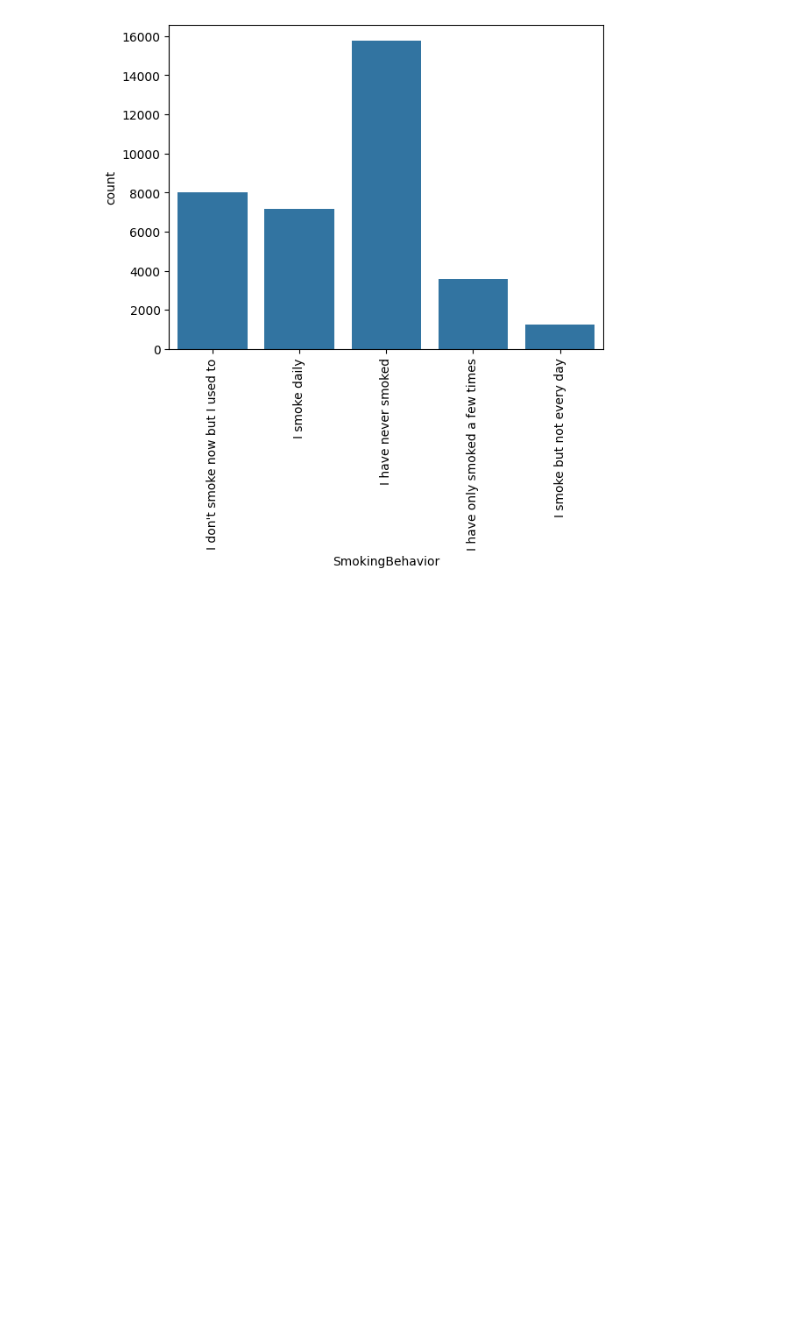
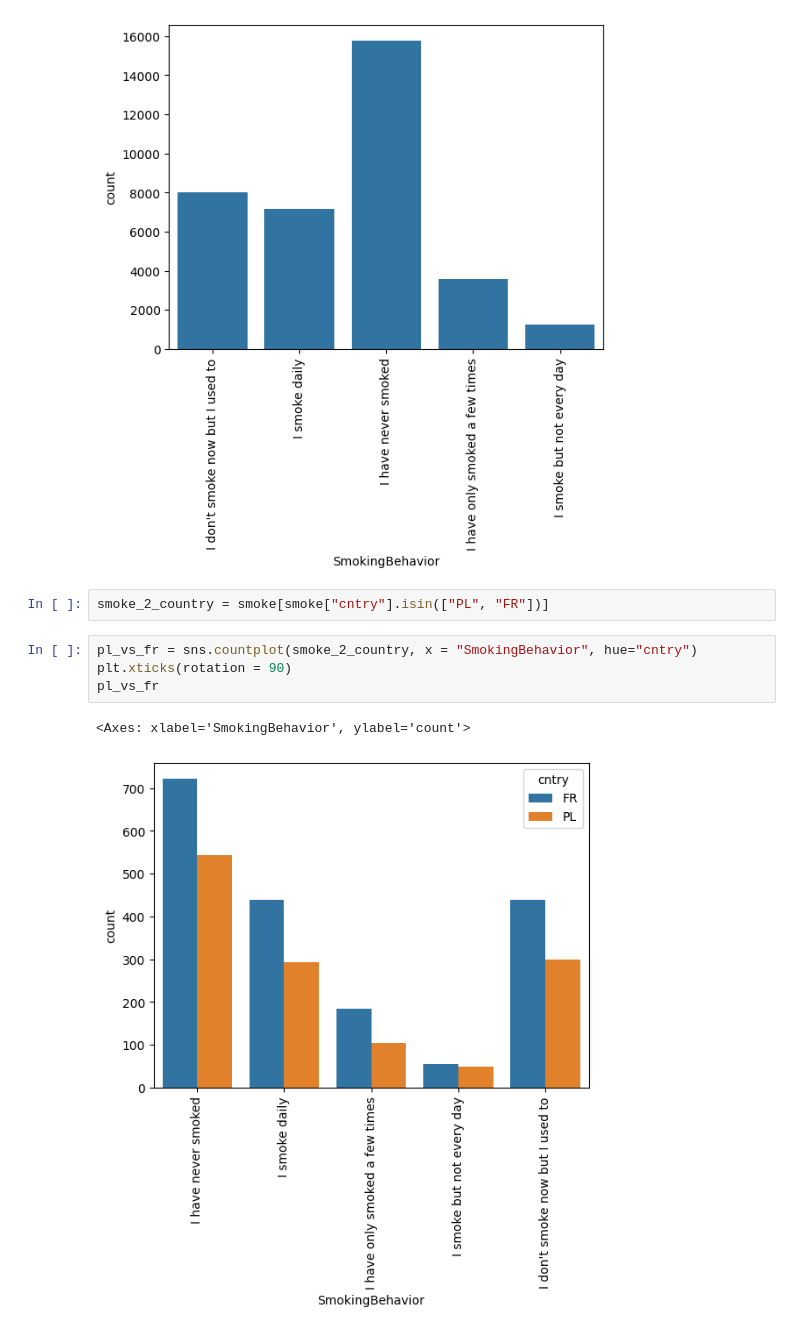
Before and after one commit to kw10-uw/DataScienceJungle, a Jupyter notebook: EDA/4GraphicalAnalysis.ipynb, the cells around one changed output. Saved outputs shown, nothing was run; the diff lists cells and outputs as text; blank space fills up the shorter version.

```diff
--- a/EDA/4GraphicalAnalysis.ipynb
+++ b/EDA/4GraphicalAnalysis.ipynb
@@ -62,3 +62,12 @@ globalSmoking
 # %% [output]
 <Axes: xlabel='SmokingBehavior', ylabel='count'>
 [figure]
+# %%
+smoke_2_country = smoke[smoke["cntry"].isin(["PL", "FR"])]
+# %%
+pl_vs_fr = sns.countplot(smoke_2_country, x = "SmokingBehavior", hue="cntry")
+plt.xticks(rotation = 90)
+pl_vs_fr
+# %% [output]
+<Axes: xlabel='SmokingBehavior', ylabel='count'>
+[figure, added]
```
Also changed, not shown: parts of 12 cells of this notebook.
